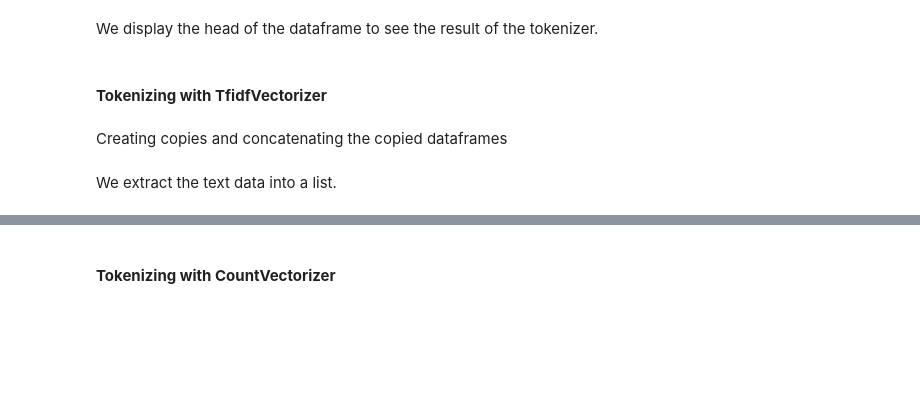
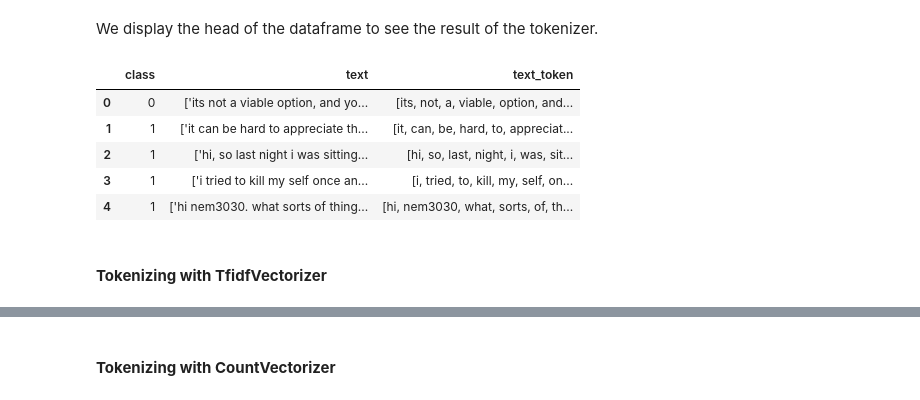
Before and after one commit to francheska-vicente/data103-project, a Jupyter notebook: main.ipynb, the cells around one changed output, grey strips where cells are left out. Saved outputs shown, nothing was run; the diff lists cells and outputs as text; code cells hidden in the pictures; blank space fills up the shorter version.

```diff
--- a/main.ipynb
+++ b/main.ipynb
@@ -478,0 +483,2 @@ integerwatch_df = integerwatch_df[new_column_order]
+# %%
+main_df = pd.concat([intanon_df, integernotes_df, new_twit, integerwatch_df], axis=0)
@@ -639,21 +646,26 @@ nltk_concat = pd.concat([nltk_df1, nltk_df2, nltk_df3, nltk_df4], axis=0)
 # %% [markdown]
 We get the `RegexpTokenizer` by creating a tokenizer.
 # %%
-nltk_concat['text'] = nltk_concat['text'].astype(str).str.lower()
+main_df['text'] = main_df['text'].astype(str).str.lower()
 regexp = RegexpTokenizer('\w+')
 # %% [markdown]
 We create a new column in the `nltk_concat` dataframe to apply the tokenized text.
 # %%
-nltk_concat['text_token']=nltk_concat['text'].apply(regexp.tokenize)
+main_df['text_token']=main_df['text'].apply(regexp.tokenize)
 # %% [markdown]
 Creating a copy of the `nltk_concat` dataframe and renaming it to be consistent with the other tokenized dataframes.
 # %%
-nltk_master = nltk_concat.copy(deep = True)
+nltk_df = main_df.copy(deep = True)
 # %% [markdown]
 We display the head of the dataframe to see the result of the tokenizer.
 # %%
-nltk_master.head()
+nltk_df.head()
+# %% [output]
+|  | class | text | text_token |
+| 0 | 0 | ['its not a viable option, and yo... | [its, not, a, viable, option, and... |
+| 1 | 1 | ['it can be hard to appreciate th... | [it, can, be, hard, to, appreciat... |
+| 2 | 1 | ['hi, so last night i was sitting... | [hi, so, last, night, i, was, sit... |
+| 3 | 1 | ['i tried to kill my self once an... | [i, tried, to, kill, my, self, on... |
+| 4 | 1 | ['hi nem3030. what sorts of thing... | [hi, nem3030, what, sorts, of, th... |
 # %% [markdown]
 #### **Tokenizing with TfidfVectorizer**
-# %% [markdown]
-Creating copies and concatenating the copied dataframes
@@ -667,2 +671,0 @@ tfidf_concat = pd.concat([tfidf_df1, tfidf_df2, tfidf_df3, tfidf_df4], axis=0)
-# %% [markdown]
-We extract the text data into a list.
```
Also changed, not shown: parts of 68 cells of this notebook.
